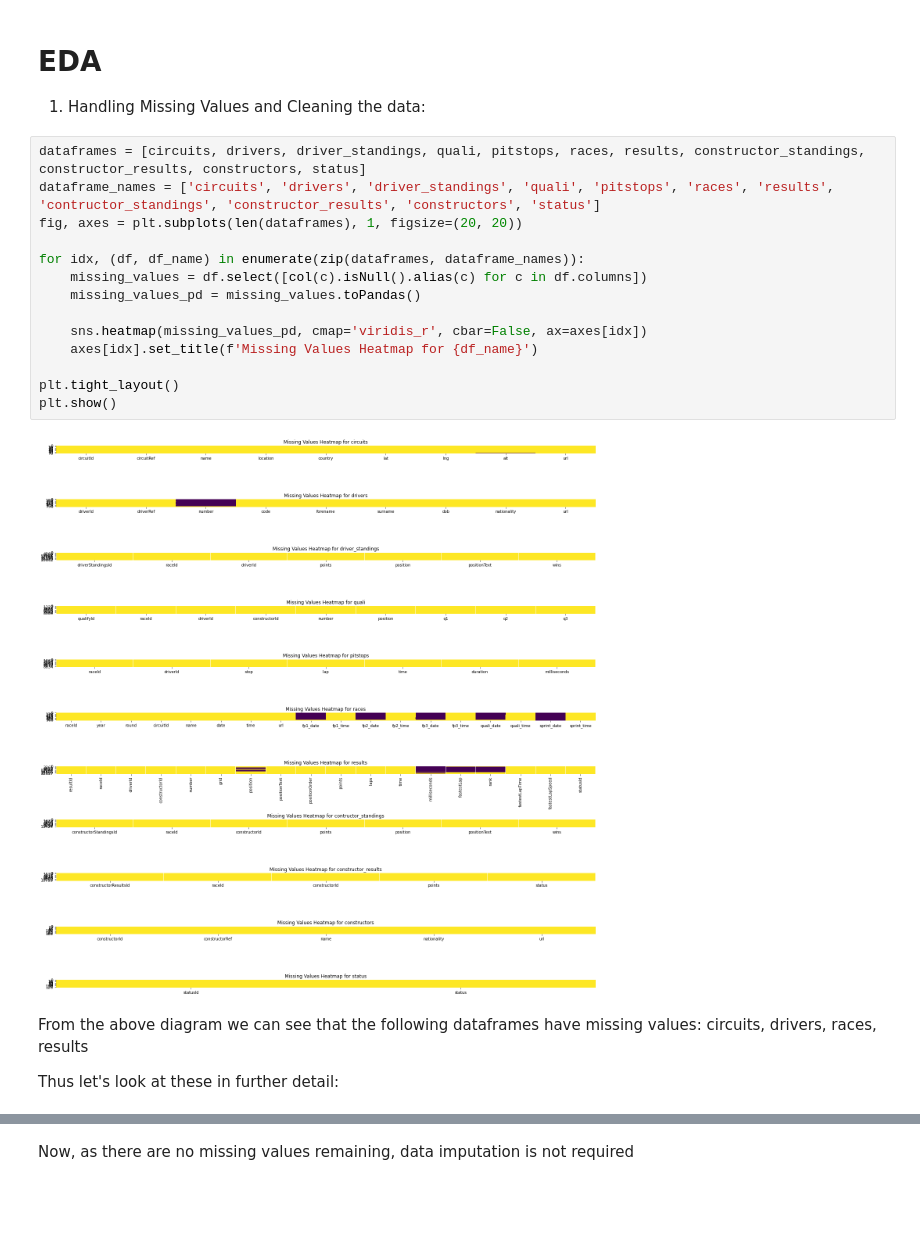
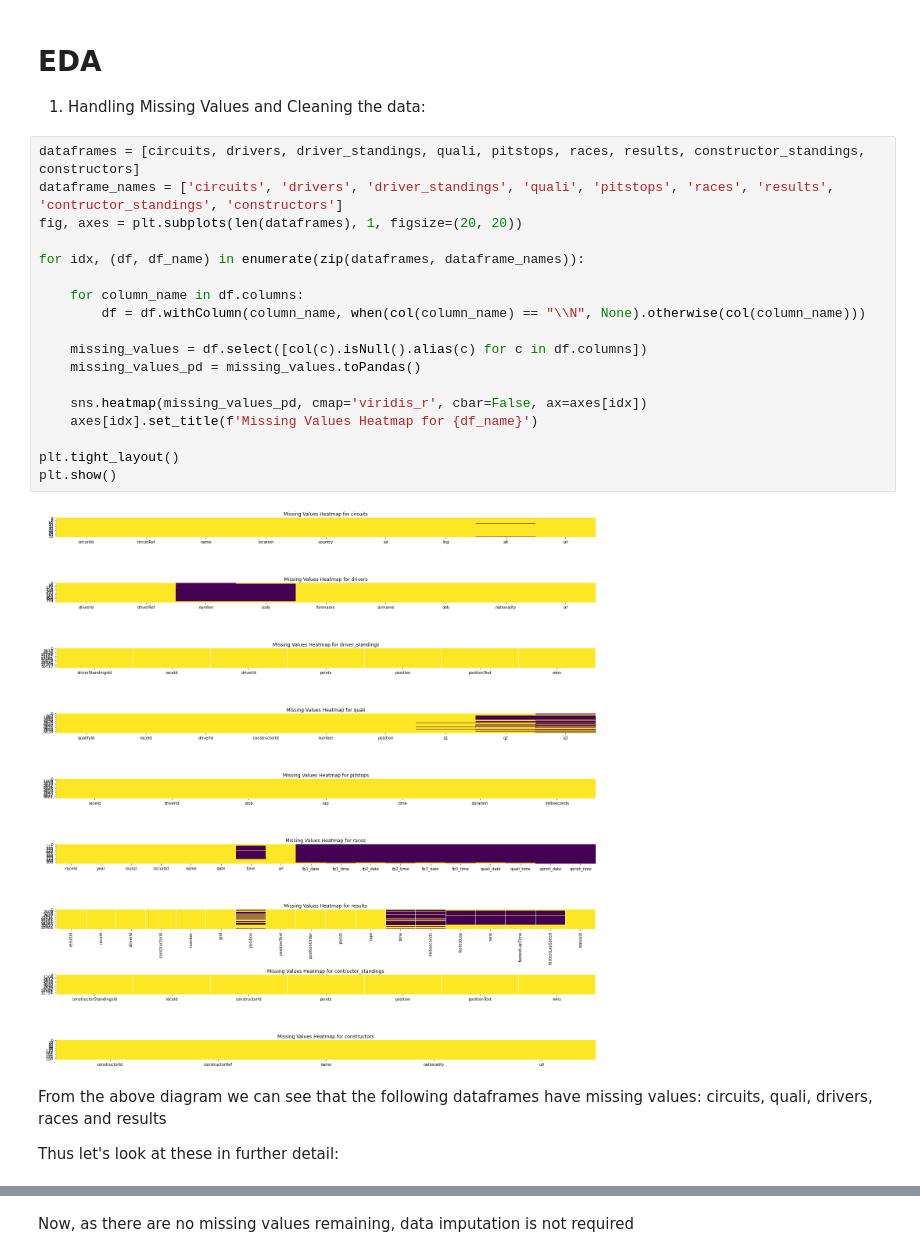
Before and after one commit to Nandini1521/CCproject, a Jupyter notebook: Cloud_project.ipynb, the cells around one changed output, grey strips where cells are left out. Drawn from its saved outputs; the diff is of its cells as text; blank space fills up the shorter version.

```diff
--- a/Cloud_project.ipynb
+++ b/Cloud_project.ipynb
@@ -167,24 +160,28 @@ Showing the columns headings for each data frame:
 
 1. Handling Missing Values and Cleaning the data:
 # %%
-dataframes = [circuits, drivers, driver_standings, quali, pitstops, races, results, constructor_standings, constructor_results, constructors, status]
-dataframe_names = ['circuits', 'drivers', 'driver_standings', 'quali', 'pitstops', 'races', 'results', 'contructor_standings', 'constructor_results', 'constructors', 'status']
+dataframes = [circuits, drivers, driver_standings, quali, pitstops, races, results, constructor_standings, constructors]
+dataframe_names = ['circuits', 'drivers', 'driver_standings', 'quali', 'pitstops', 'races', 'results', 'contructor_standings', 'constructors']
 fig, axes = plt.subplots(len(dataframes), 1, figsize=(20, 20))
 
 for idx, (df, df_name) in enumerate(zip(dataframes, dataframe_names)):
+
+    for column_name in df.columns:
+        df = df.withColumn(column_name, when(col(column_name) == "\\N", None).otherwise(col(column_name)))
+
     missing_values = df.select([col(c).isNull().alias(c) for c in df.columns])
     missing_values_pd = missing_values.toPandas()
 
     sns.heatmap(missing_values_pd, cmap='viridis_r', cbar=False, ax=axes[idx])
     axes[idx].set_title(f'Missing Values Heatmap for {df_name}')
 
 plt.tight_layout()
 plt.show()
 # %% [output]
-[figure, old version]
+[figure, new version]
 # %% [markdown]
 From the above diagram we can see that the following dataframes have missing values:
-circuits, drivers, races, results
+circuits, quali, drivers, races and results
 
 Thus let's look at these in further detail:
 # %%
```
Also changed, not shown: parts of 36 cells of this notebook.
